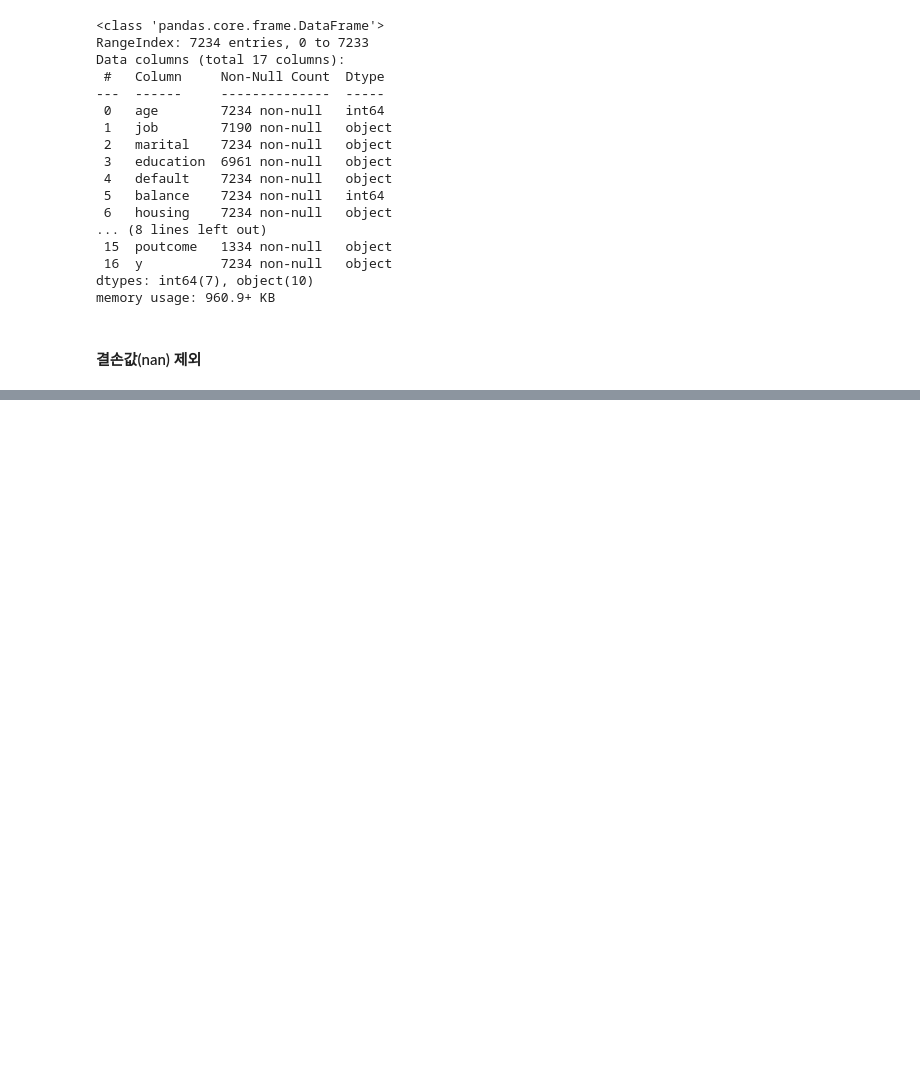
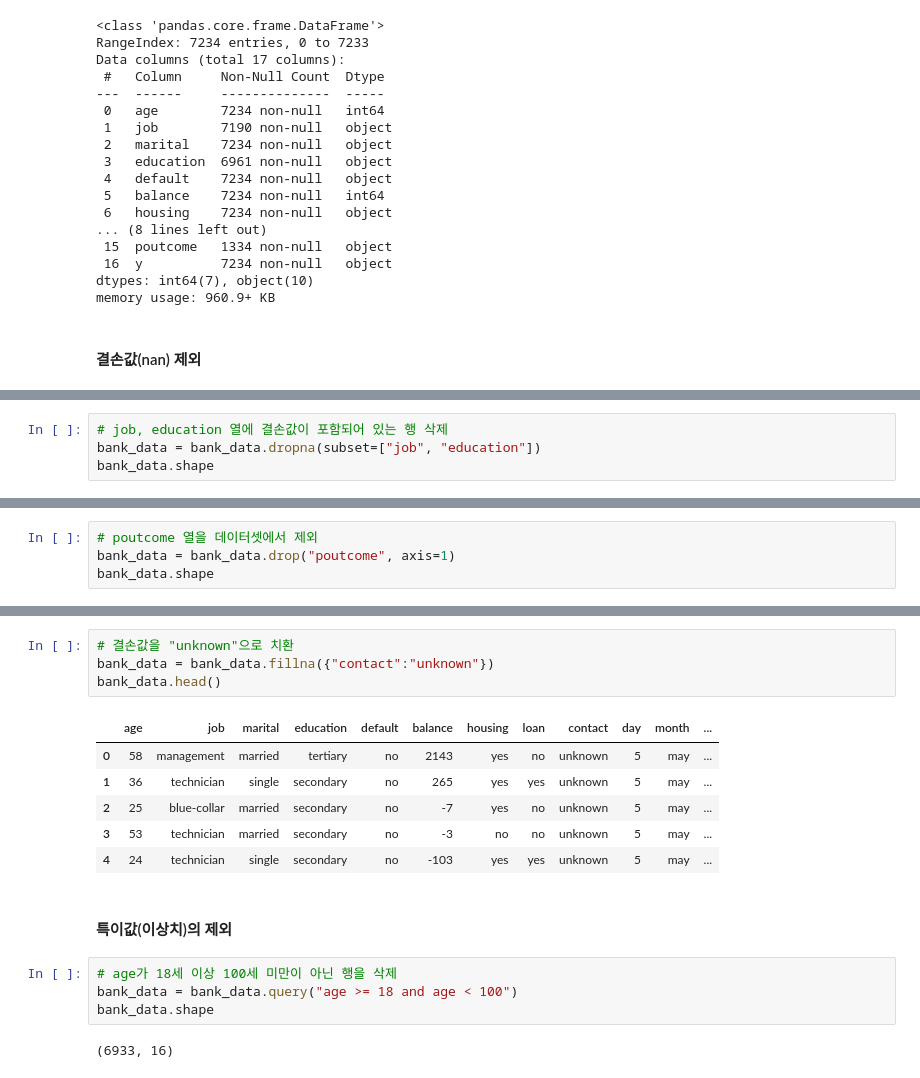
Before and after one commit to seonghyeokcho/Python, a Jupyter notebook: 01_basic_notion/pre-processing_technique.ipynb, the cells around one changed output, grey strips where cells are left out. Saved outputs shown, nothing was run; the diff lists cells and outputs as text; blank space fills up the shorter version.

```diff
--- a/01_basic_notion/pre-processing_technique.ipynb
+++ b/01_basic_notion/pre-processing_technique.ipynb
@@ -356,0 +345,4 @@ template1.head()
+# %%
+# job, education 열에 결손값이 포함되어 있는 행 삭제
+bank_data = bank_data.dropna(subset=["job", "education"])
+bank_data.shape
@@ -356,0 +351,4 @@ template1.head()
+# %%
+# poutcome 열을 데이터셋에서 제외
+bank_data = bank_data.drop("poutcome", axis=1)
+bank_data.shape
@@ -356,0 +401,19 @@ template1.head()
+# %%
+# 결손값을 "unknown"으로 치환
+bank_data = bank_data.fillna({"contact":"unknown"})
+bank_data.head()
+# %% [output]
+|  | age | job | marital | education | default | balance | housing | loan | contact | day | month | ... |
+| 0 | 58 | management | married | tertiary | no | 2143 | yes | no | unknown | 5 | may | ... |
+| 1 | 36 | technician | single | secondary | no | 265 | yes | yes | unknown | 5 | may | ... |
+| 2 | 25 | blue-collar | married | secondary | no | -7 | yes | no | unknown | 5 | may | ... |
+| 3 | 53 | technician | married | secondary | no | -3 | no | no | unknown | 5 | may | ... |
+| 4 | 24 | technician | single | secondary | no | -103 | yes | yes | unknown | 5 | may | ... |
+# %% [markdown]
+#### 특이값(이상치)의 제외
+# %%
+# age가 18세 이상 100세 미만이 아닌 행을 삭제
+bank_data = bank_data.query("age >= 18 and age < 100")
+bank_data.shape
+# %% [output]
+(6933, 16)
```
Also changed, not shown: parts of 20 cells of this notebook.
